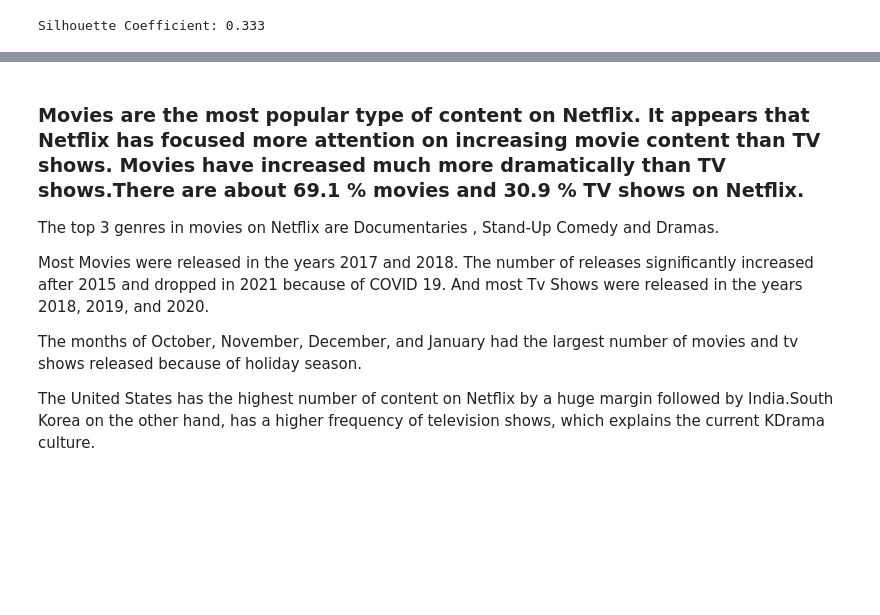
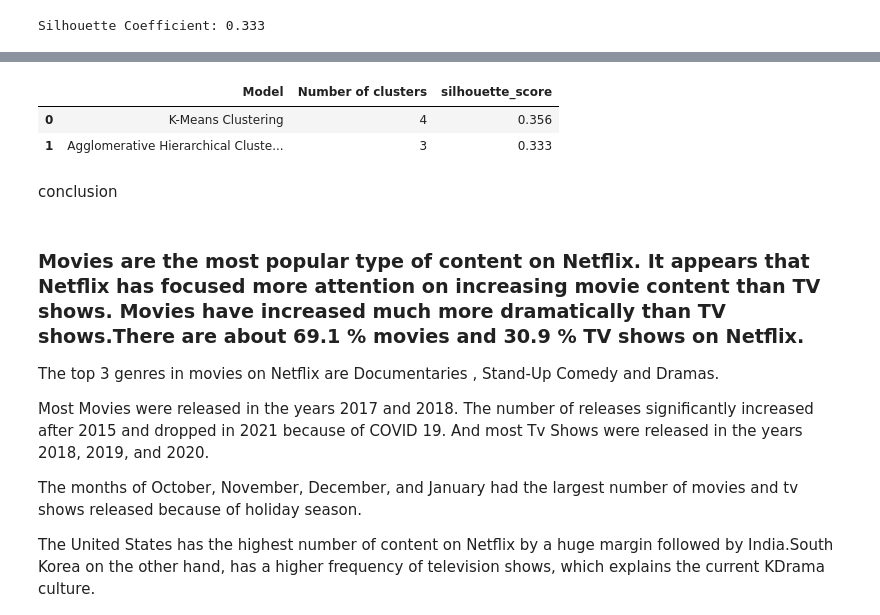
Before and after one commit to sumit25chini/NETFLIX_MOVIES_AND_TV_SHOWS_CLUSTERING, a Jupyter notebook: Netflix_Movies_and_TV_Shows_Clustering.ipynb, the cells around one changed output, grey strips where cells are left out. Drawn from its saved outputs; the diff is of its cells as text; code cells hidden in the pictures; blank space fills up the shorter version.

```diff
--- a/Netflix_Movies_and_TV_Shows_Clustering.ipynb
+++ b/Netflix_Movies_and_TV_Shows_Clustering.ipynb
@@ -1346,3 +1360,22 @@ Silhouette Coefficient: 0.333
+# %%
+# Storing metrics in order to make dataframe of metrics
+Model          = ['K-Means Clustering', 'Agglomerative Hierarchical Clustering']
+S_score  = [0.356,0.333]
+No_of_cluster = [4,3]
+# Create dataframe from the lists
+data = {'Model' : Model,
+        'Number of clusters': No_of_cluster,
+        'silhouette_score'  : S_score}
+Metric_df = pd.DataFrame(data)
+
+# Printing dataframe
+Metric_df
+# %% [output]
+|  | Model | Number of clusters | silhouette_score |
+| 0 | K-Means Clustering | 4 | 0.356 |
+| 1 | Agglomerative Hierarchical Cluste... | 3 | 0.333 |
+# %% [markdown]
+conclusion
 # %% [markdown]
 ### Movies are the most popular type of content on Netflix. It appears that Netflix has focused more attention on increasing movie content than TV shows. Movies have increased much more dramatically than TV shows.There are about 69.1 % movies and 30.9 % TV shows on Netflix.
 
```
Also changed, not shown: parts of 2 cells of this notebook.
